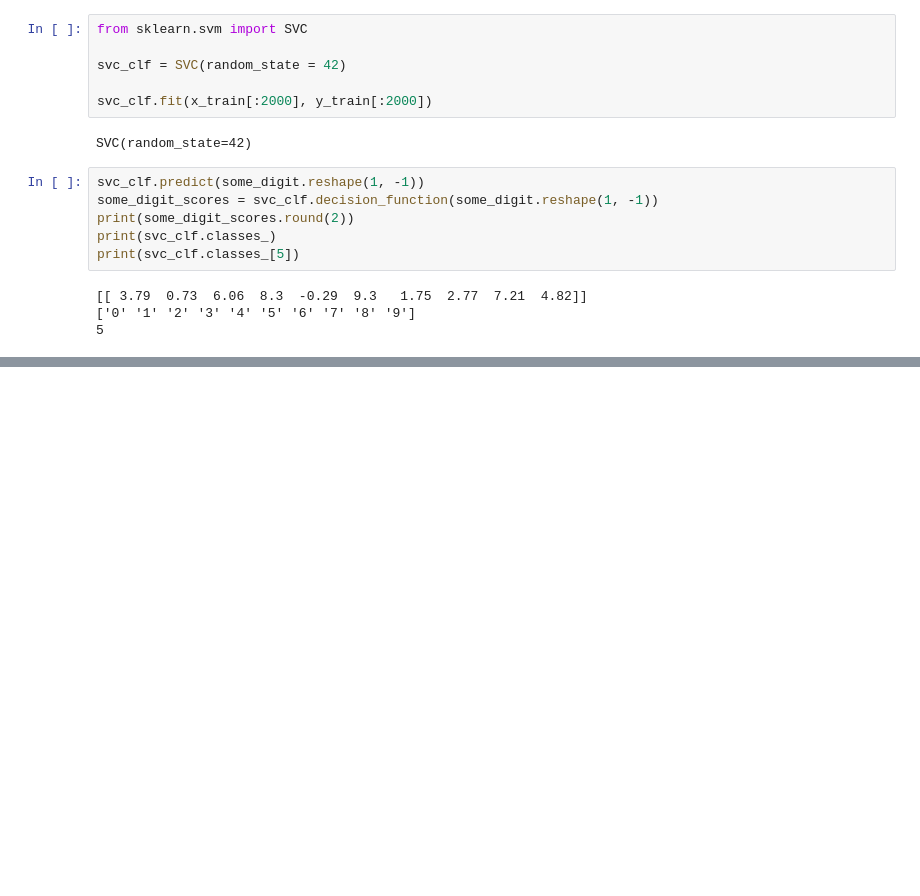
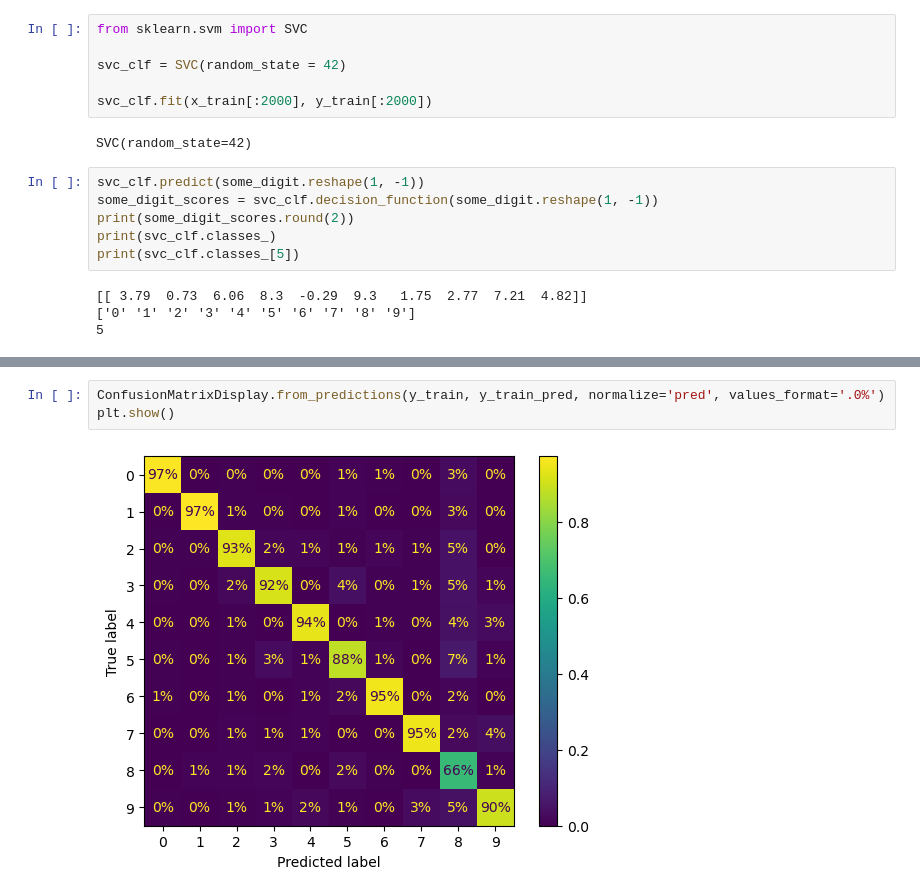
Before and after one commit to magyar1998/ml-hands-on-book, a Jupyter notebook: Capitulo3/src/classificador.ipynb, the cells around one changed output, grey strips where cells are left out. Saved outputs shown, nothing was run; the diff lists cells and outputs as text; blank space fills up the shorter version.

```diff
--- a/Capitulo3/src/classificador.ipynb
+++ b/Capitulo3/src/classificador.ipynb
@@ -440,0 +495,5 @@ print(svc_clf.classes_[5])
+# %%
+ConfusionMatrixDisplay.from_predictions(y_train, y_train_pred, normalize='pred', values_format='.0%')
+plt.show()
+# %% [output]
+[figure, added]
```
Also changed, not shown: parts of 9 cells of this notebook.
